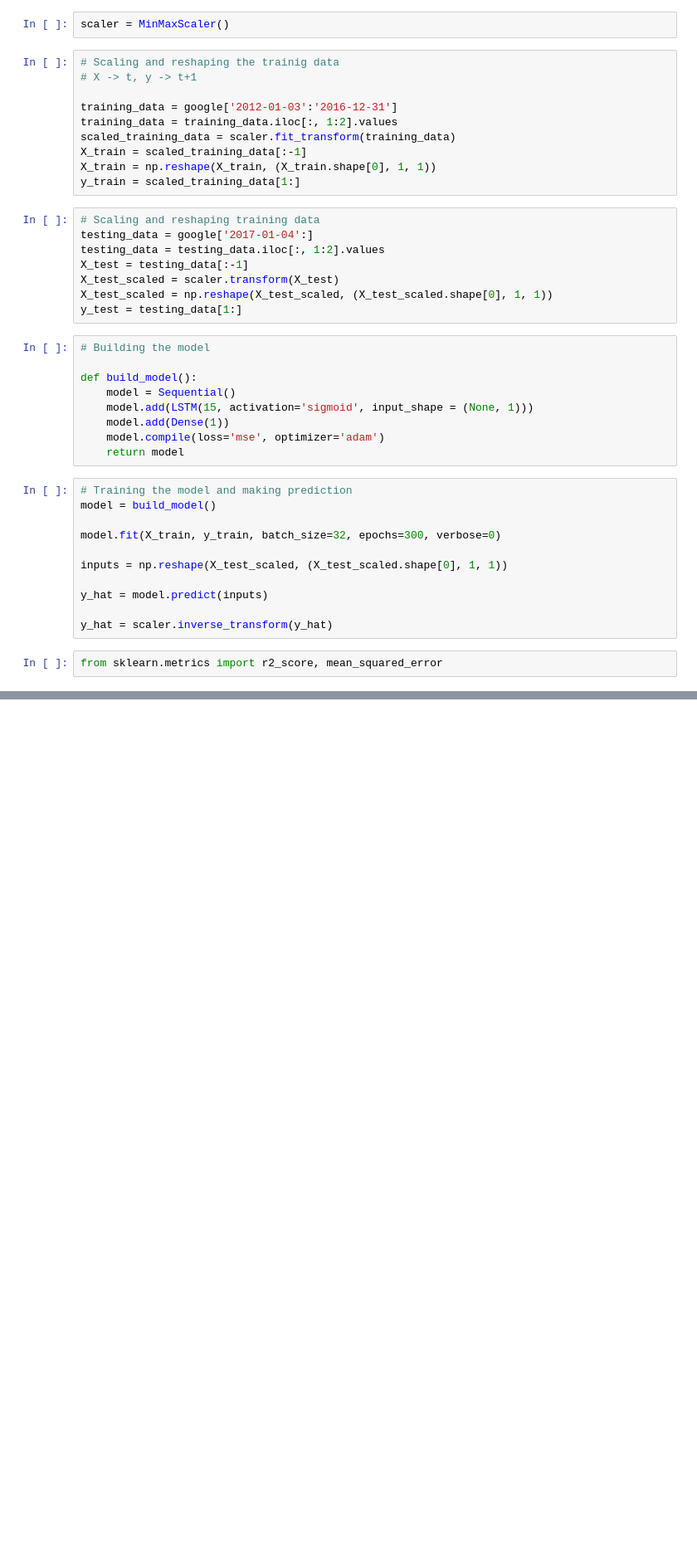
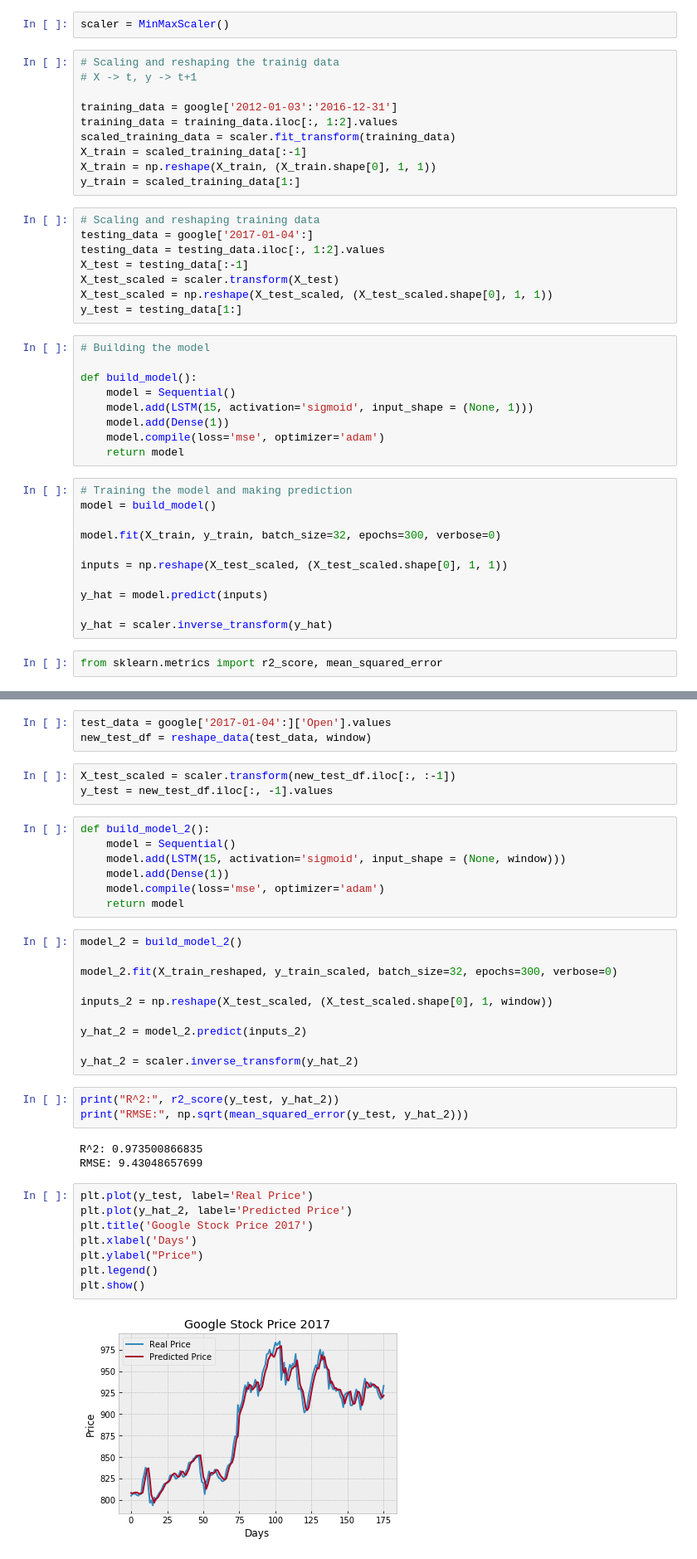
Before and after one commit to py-chemist/Deep_Learning_with_Keras, a Jupyter notebook: Predicting Google stock price with RNN.ipynb, the cells around one changed output, grey strips where cells are left out. Shown: that part at 83% size. Saved outputs shown, nothing was run; the diff lists cells and outputs as text; blank space fills up the shorter version.

Commit message:
Add Window method

```diff
--- a/Predicting Google stock price with RNN.ipynb
+++ b/Predicting Google stock price with RNN.ipynb
@@ -73,0 +101,39 @@ plt.show()
+# %%
+test_data = google['2017-01-04':]['Open'].values
+new_test_df = reshape_data(test_data, window)
+# %%
+X_test_scaled = scaler.transform(new_test_df.iloc[:, :-1])
+y_test = new_test_df.iloc[:, -1].values
+# %%
+def build_model_2():
+    model = Sequential()
+    model.add(LSTM(15, activation='sigmoid', input_shape = (None, window)))
+    model.add(Dense(1))
+    model.compile(loss='mse', optimizer='adam')
+    return model
+# %%
+model_2 = build_model_2()
+
+model_2.fit(X_train_reshaped, y_train_scaled, batch_size=32, epochs=300, verbose=0)
+
+inputs_2 = np.reshape(X_test_scaled, (X_test_scaled.shape[0], 1, window))
+
+y_hat_2 = model_2.predict(inputs_2)
+
+y_hat_2 = scaler.inverse_transform(y_hat_2)
+# %%
+print("R^2:", r2_score(y_test, y_hat_2))
+print("RMSE:", np.sqrt(mean_squared_error(y_test, y_hat_2)))
+# %% [output]
+R^2: 0.973500866835
+RMSE: 9.43048657699
+# %%
+plt.plot(y_test, label='Real Price')
+plt.plot(y_hat_2, label='Predicted Price')
+plt.title('Google Stock Price 2017')
+plt.xlabel('Days')
+plt.ylabel("Price")
+plt.legend()
+plt.show()
+# %% [output]
+[figure, added]
```
Also changed, not shown: parts of 9 cells of this notebook.
